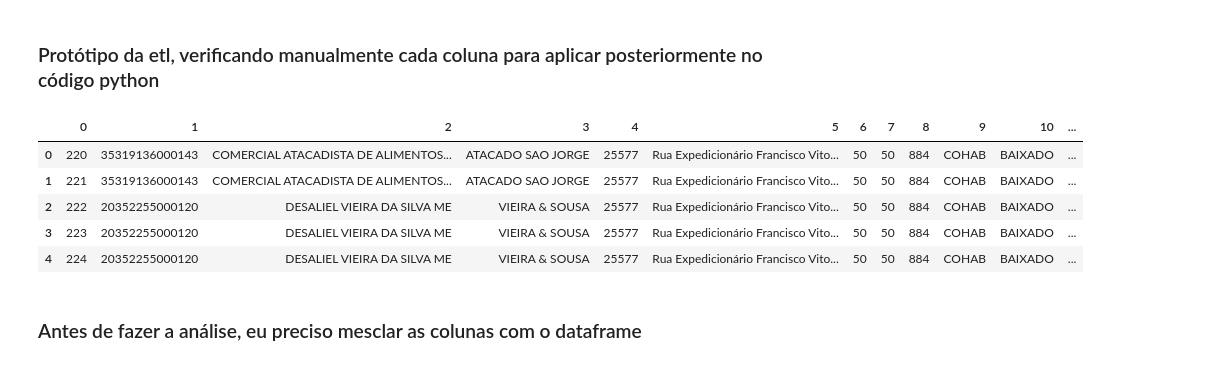
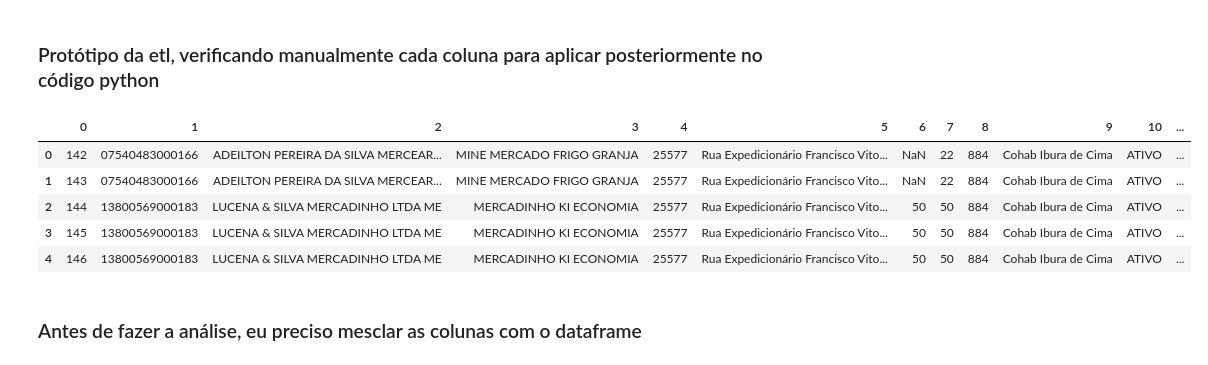
Before and after one commit to Deezinn/Empresas-etl, a Jupyter notebook: notebooks/prototipo_etl/prototipo_etl_empresa_ativa copy.ipynb, the cells around one changed output. Saved outputs shown, nothing was run; the diff lists cells and outputs as text; code cells hidden in the pictures.

```diff
--- a/notebooks/prototipo_etl/prototipo_etl_empresa_ativa copy.ipynb
+++ b/notebooks/prototipo_etl/prototipo_etl_empresa_ativa copy.ipynb
@@ -3,26 +3,26 @@
 # %%
 import pandas as pd
 
-df_empresa = pd.read_csv(r'../../data/csv/raw/EmpresasInativas.csv', index_col=0)
+df_empresa = pd.read_csv(r'../../data/csv/raw/EmpresasAtivas.csv', index_col=0)
 df_colunas= pd.read_csv(r'../../data/csv/raw/EmpresaCampos.csv', index_col=0)
 
 dataframe_empresa = df_empresa.copy()
 colunas_dataframe = df_colunas.copy()
 
 pd.set_option('display.max_columns', None)
 pd.set_option('display.max_rows', None)
 pd.set_option('display.width', 300)
 pd.set_option('display.max_colwidth', None)
 pd.set_option('display.float_format', '{:.2f}'.format)
 
 display(dataframe_empresa.head())
 # %% [output]
 |  | 0 | 1 | 2 | 3 | 4 | 5 | 6 | 7 | 8 | 9 | 10 | ... |
-| 0 | 220 | 35319136000143 | COMERCIAL ATACADISTA DE ALIMENTOS... | ATACADO SAO JORGE | 25577 | Rua Expedicionário Francisco Vito... | 50 | 50 | 884 | COHAB | BAIXADO | ... |
-| 1 | 221 | 35319136000143 | COMERCIAL ATACADISTA DE ALIMENTOS... | ATACADO SAO JORGE | 25577 | Rua Expedicionário Francisco Vito... | 50 | 50 | 884 | COHAB | BAIXADO | ... |
-| 2 | 222 | 20352255000120 | DESALIEL VIEIRA DA SILVA ME | VIEIRA & SOUSA | 25577 | Rua Expedicionário Francisco Vito... | 50 | 50 | 884 | COHAB | BAIXADO | ... |
-| 3 | 223 | 20352255000120 | DESALIEL VIEIRA DA SILVA ME | VIEIRA & SOUSA | 25577 | Rua Expedicionário Francisco Vito... | 50 | 50 | 884 | COHAB | BAIXADO | ... |
-| 4 | 224 | 20352255000120 | DESALIEL VIEIRA DA SILVA ME | VIEIRA & SOUSA | 25577 | Rua Expedicionário Francisco Vito... | 50 | 50 | 884 | COHAB | BAIXADO | ... |
+| 0 | 142 | 07540483000166 | ADEILTON PEREIRA DA SILVA MERCEAR... | MINE MERCADO FRIGO GRANJA | 25577 | Rua Expedicionário Francisco Vito... | NaN | 22 | 884 | Cohab Ibura de Cima | ATIVO | ... |
+| 1 | 143 | 07540483000166 | ADEILTON PEREIRA DA SILVA MERCEAR... | MINE MERCADO FRIGO GRANJA | 25577 | Rua Expedicionário Francisco Vito... | NaN | 22 | 884 | Cohab Ibura de Cima | ATIVO | ... |
+| 2 | 144 | 13800569000183 | LUCENA & SILVA MERCADINHO LTDA ME | MERCADINHO KI ECONOMIA | 25577 | Rua Expedicionário Francisco Vito... | 50 | 50 | 884 | Cohab Ibura de Cima | ATIVO | ... |
+| 3 | 145 | 13800569000183 | LUCENA & SILVA MERCADINHO LTDA ME | MERCADINHO KI ECONOMIA | 25577 | Rua Expedicionário Francisco Vito... | 50 | 50 | 884 | Cohab Ibura de Cima | ATIVO | ... |
+| 4 | 146 | 13800569000183 | LUCENA & SILVA MERCADINHO LTDA ME | MERCADINHO KI ECONOMIA | 25577 | Rua Expedicionário Francisco Vito... | 50 | 50 | 884 | Cohab Ibura de Cima | ATIVO | ... |
 # %% [markdown]
 ### Antes de fazer a análise, eu preciso mesclar as colunas com o dataframe
 # %%
```
Also changed, not shown: parts of 8 cells of this notebook, 4 other files.
